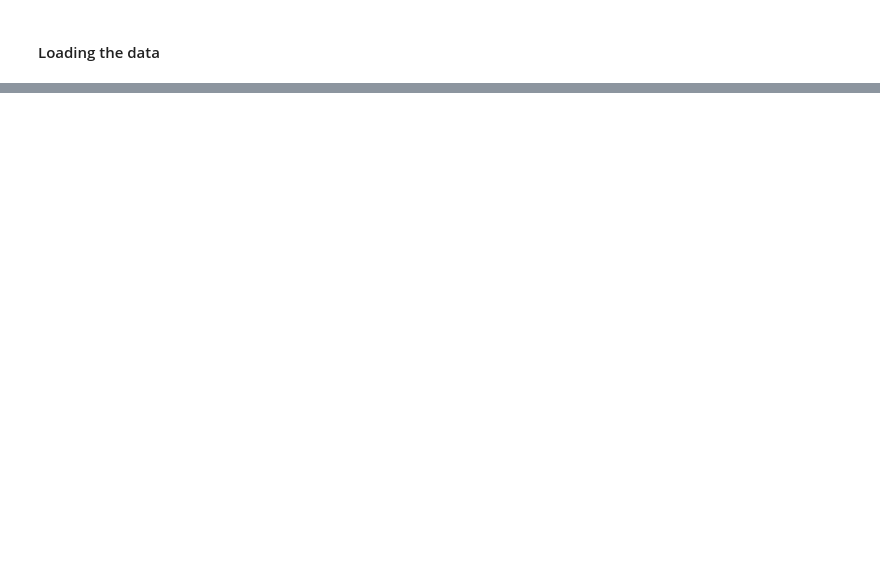
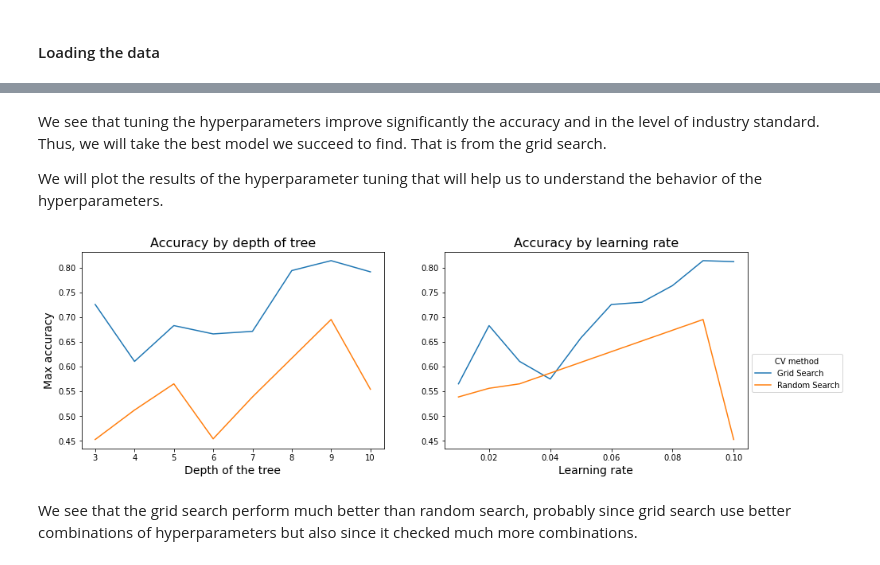
Before and after one commit to isrkan/DataSciencePractice, a Jupyter notebook: Promotion_multi_class_classification.ipynb, the cells around one changed output, grey strips where cells are left out. Saved outputs shown, nothing was run; the diff lists cells and outputs as text; code cells hidden in the pictures; blank space fills up the shorter version.

```diff
--- a/Promotion_multi_class_classification.ipynb
+++ b/Promotion_multi_class_classification.ipynb
@@ -873,0 +721,34 @@ Index(['AdaBoost'], dtype='object', name='Classifier')
+# %% [markdown]
+We see that tuning the hyperparameters improve significantly the accuracy and in the level of industry standard. Thus, we will take the best model we succeed to find. That is from the grid search.
+
+We will plot the results of the hyperparameter tuning that will help us to understand the behavior of the hyperparameters.
+# %%
+# plot hyperparameter tuning process
+plt.figure(figsize=(15,10))
+
+plt.subplot(2,2,1)
+# plot hyperparameter tuning process of tree depth
+grid_search_results.groupby('param_clf__depth')['mean_test_score'].max().plot(label='Grid Search')
+random_search_results.groupby('param_clf__depth')['mean_test_score'].max().plot(label='Random Search')
+
+#plt.legend(title='CV method')
+
+plt.ylabel('Max accuracy', fontsize=14)
+plt.xlabel('Depth of the tree', fontsize=14)
+plt.title('Accuracy by depth of tree', fontsize=16)
+
+plt.subplot(2,2,2)
+# plot hyperparameter tuning process of learning rate
+grid_search_results.groupby('param_clf__learning_rate')['mean_test_score'].max().plot(label='Grid Search', ax=plt.gca())
+random_search_results.groupby('param_clf__learning_rate')['mean_test_score'].max().plot(label='Random Search', ax=plt.gca())
+plt.legend(title='CV method', bbox_to_anchor=(1, 0.5))
+
+#plt.ylabel('Max accuracy', fontsize=14)
+plt.xlabel('Learning rate', fontsize=14)
+plt.title('Accuracy by learning rate', fontsize=16)
+
+plt.show()
+# %% [output]
+[figure, added]
+# %% [markdown]
+We see that the grid search perform much better than random search, probably since grid search use better combinations of hyperparameters but also since it checked much more combinations.
```
Also changed, not shown: parts of 130 cells of this notebook.
